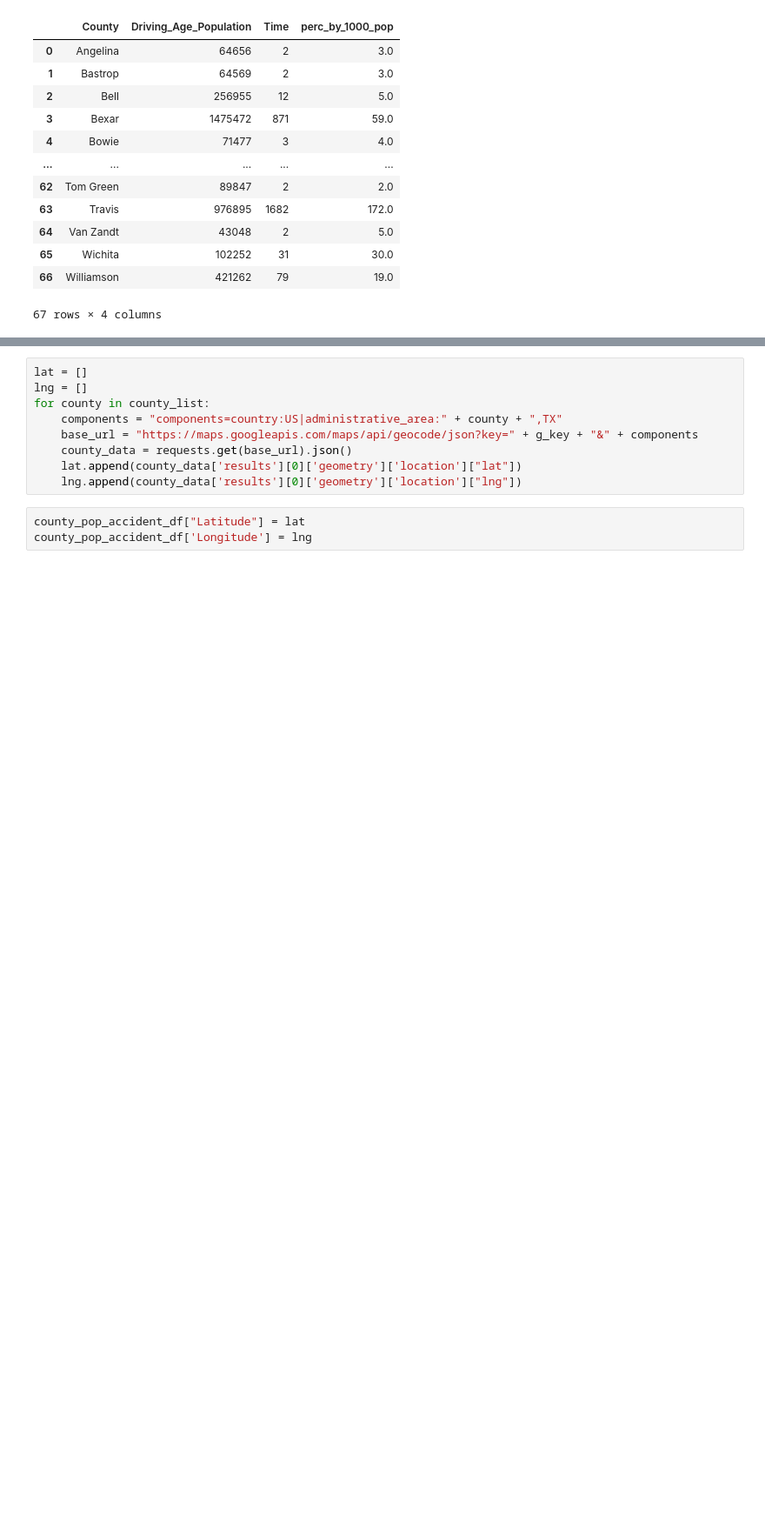
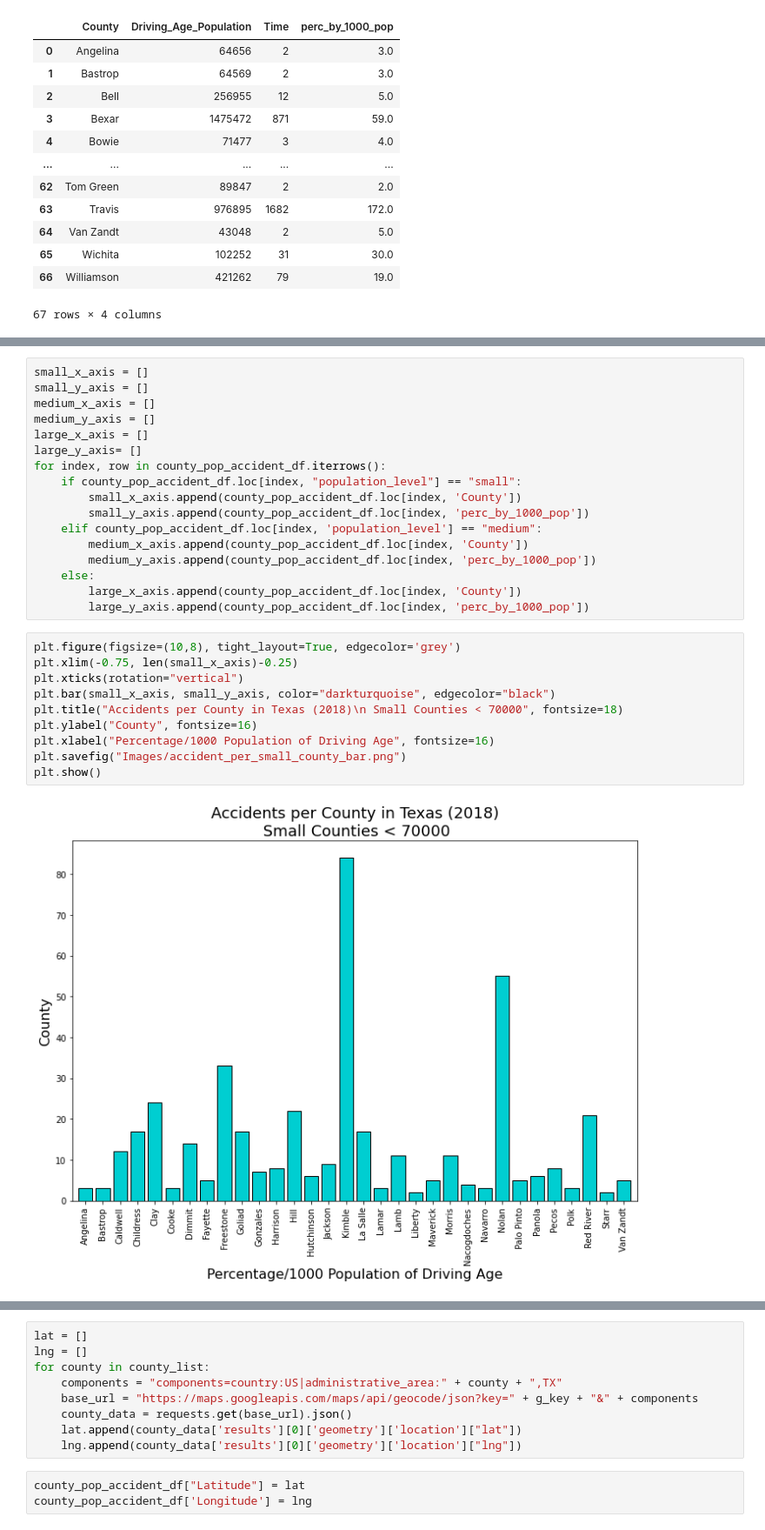
Before and after one commit to Corters22/Traffic_Data_in_San_Antonio, a Jupyter notebook: Question_1/Traffic_in_Texas_cities.ipynb, the cells around one changed output, grey strips where cells are left out. Shown at 87% size. Saved outputs shown, nothing was run; the diff lists cells and outputs as text; blank space fills up the shorter version.

```diff
--- a/Question_1/Traffic_in_Texas_cities.ipynb
+++ b/Question_1/Traffic_in_Texas_cities.ipynb
@@ -125,0 +147,29 @@ ValueError: too many values to unpack (expected 2)
+# %%
+small_x_axis = []
+small_y_axis = []
+medium_x_axis = []
+medium_y_axis = []
+large_x_axis = []
+large_y_axis= []
+for index, row in county_pop_accident_df.iterrows():
+    if county_pop_accident_df.loc[index, "population_level"] == "small":
+        small_x_axis.append(county_pop_accident_df.loc[index, 'County'])
+        small_y_axis.append(county_pop_accident_df.loc[index, 'perc_by_1000_pop'])
+    elif county_pop_accident_df.loc[index, 'population_level'] == "medium":
+        medium_x_axis.append(county_pop_accident_df.loc[index, 'County'])
+        medium_y_axis.append(county_pop_accident_df.loc[index, 'perc_by_1000_pop'])
+    else:
+        large_x_axis.append(county_pop_accident_df.loc[index, 'County'])
+        large_y_axis.append(county_pop_accident_df.loc[index, 'perc_by_1000_pop'])
+# %%
+plt.figure(figsize=(10,8), tight_layout=True, edgecolor='grey')
+plt.xlim(-0.75, len(small_x_axis)-0.25)
+plt.xticks(rotation="vertical")
+plt.bar(small_x_axis, small_y_axis, color="darkturquoise", edgecolor="black")
+plt.title("Accidents per County in Texas (2018)\n Small Counties < 70000", fontsize=18)
+plt.ylabel("County", fontsize=16)
+plt.xlabel("Percentage/1000 Population of Driving Age", fontsize=16)
+plt.savefig("Images/accident_per_small_county_bar.png")
+plt.show()
+# %% [output]
+[figure, added]
```
Also changed, not shown: parts of 8 cells of this notebook, 4 other files.
